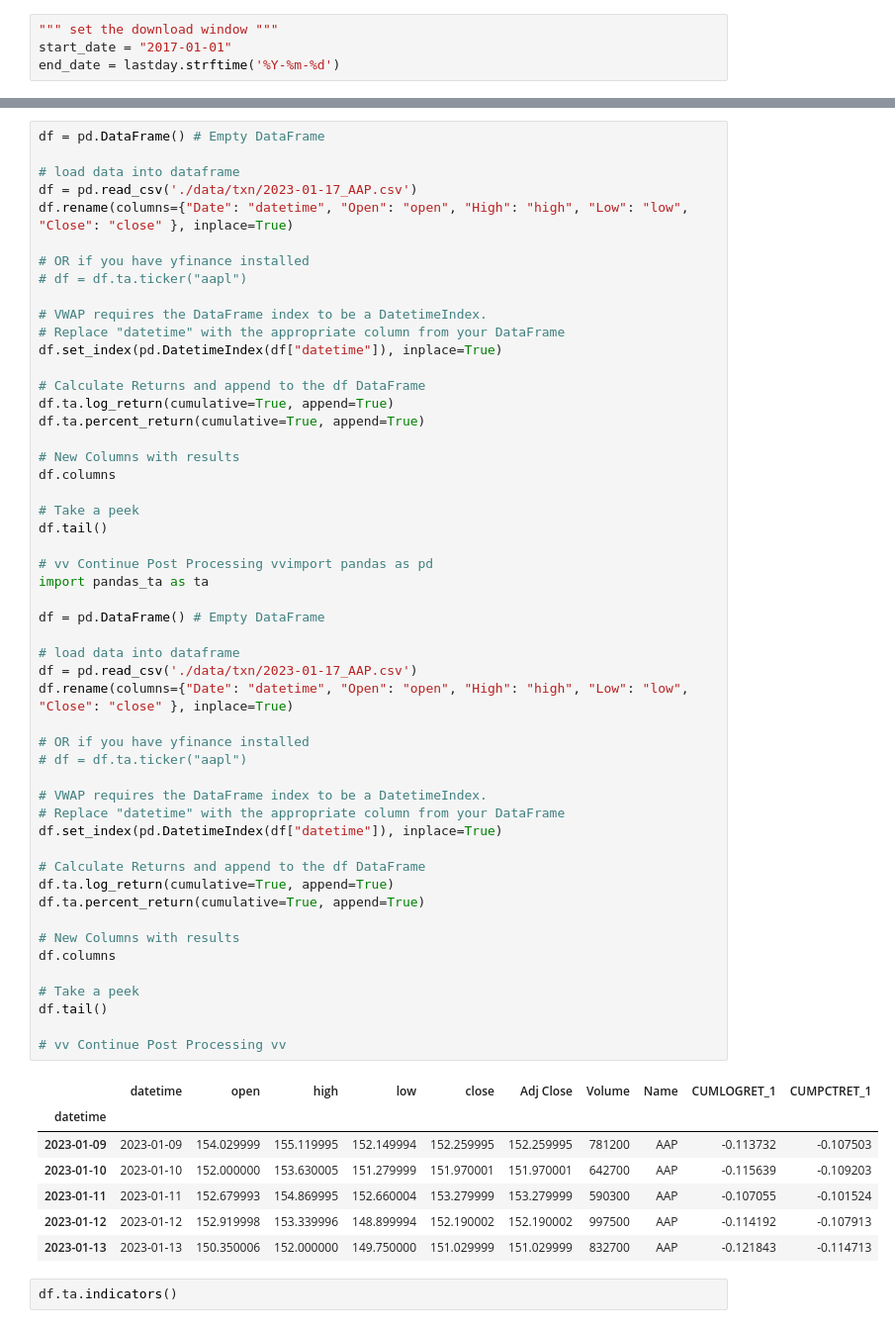
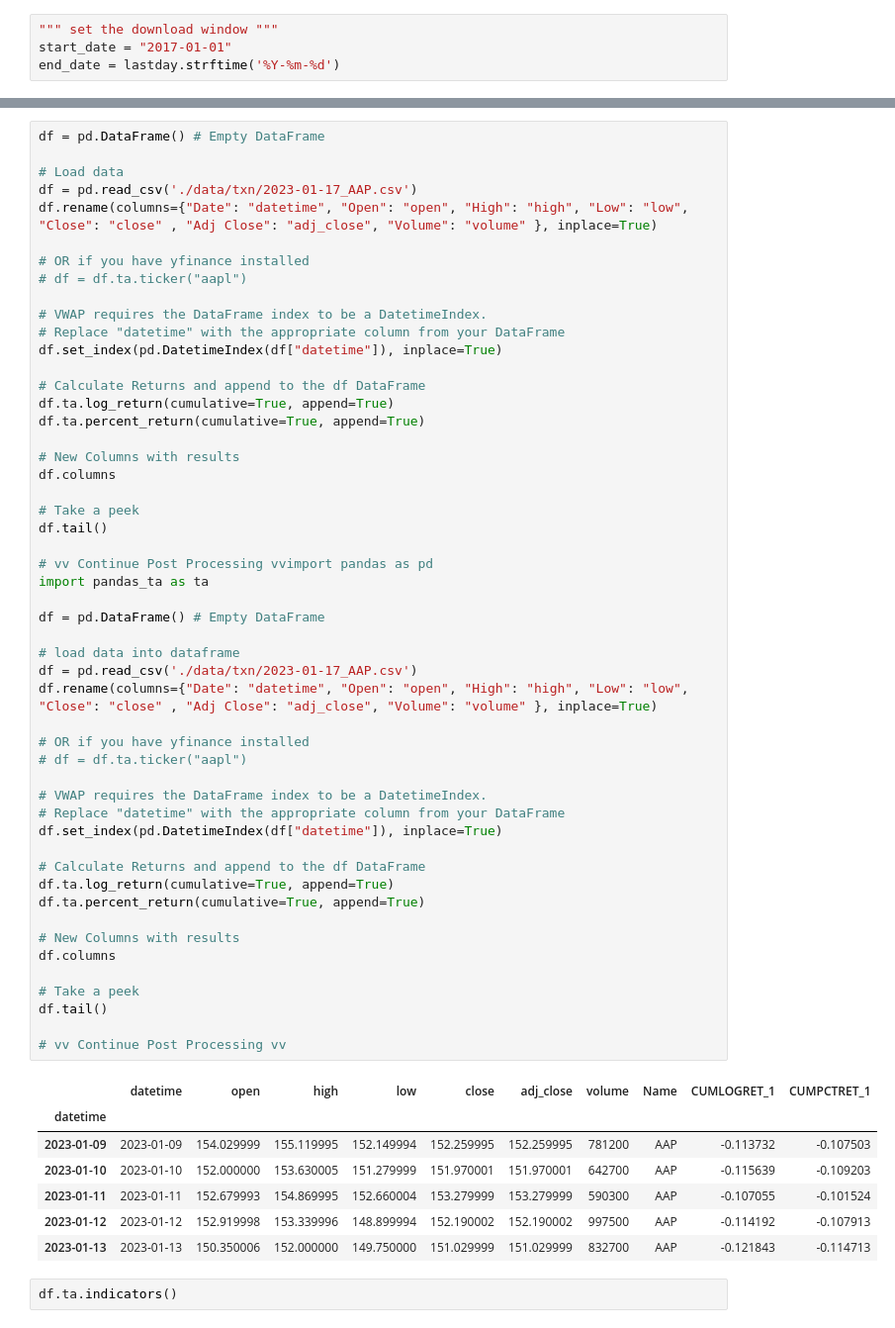
Before and after one commit to jungfrau70/p-canslim_pyramid, a Jupyter notebook: CAN_3_Strategy.ipynb, the cells around one changed output, grey strips where cells are left out. Shown at 99% size. Drawn from its saved outputs; the diff is of its cells as text.

```diff
--- a/CAN_3_Strategy.ipynb
+++ b/CAN_3_Strategy.ipynb
@@ -41,9 +164,9 @@ end_date = lastday.strftime('%Y-%m-%d')
 # %%
 df = pd.DataFrame() # Empty DataFrame
 
-# load data into dataframe
+# Load data
 df = pd.read_csv('./data/txn/2023-01-17_AAP.csv')
-df.rename(columns={"Date": "datetime", "Open": "open", "High": "high", "Low": "low", "Close": "close" }, inplace=True)
+df.rename(columns={"Date": "datetime", "Open": "open", "High": "high", "Low": "low", "Close": "close" , "Adj Close": "adj_close", "Volume": "volume" }, inplace=True)
 
 # OR if you have yfinance installed
 # df = df.ta.ticker("aapl")
@@ -62,35 +185,35 @@ df.columns
 # Take a peek
 df.tail()
 
 # vv Continue Post Processing vvimport pandas as pd
 import pandas_ta as ta
 
 df = pd.DataFrame() # Empty DataFrame
 
 # load data into dataframe
 df = pd.read_csv('./data/txn/2023-01-17_AAP.csv')
-df.rename(columns={"Date": "datetime", "Open": "open", "High": "high", "Low": "low", "Close": "close" }, inplace=True)
+df.rename(columns={"Date": "datetime", "Open": "open", "High": "high", "Low": "low", "Close": "close" , "Adj Close": "adj_close", "Volume": "volume" }, inplace=True)
 
 # OR if you have yfinance installed
 # df = df.ta.ticker("aapl")
 
 # VWAP requires the DataFrame index to be a DatetimeIndex.
 # Replace "datetime" with the appropriate column from your DataFrame
 df.set_index(pd.DatetimeIndex(df["datetime"]), inplace=True)
 
 # Calculate Returns and append to the df DataFrame
 df.ta.log_return(cumulative=True, append=True)
 df.ta.percent_return(cumulative=True, append=True)
 
 # New Columns with results
 df.columns
 
 # Take a peek
 df.tail()
 
 # vv Continue Post Processing vv
 # %% [output]
-|  | datetime | open | high | low | close | Adj Close | Volume | Name | CUMLOGRET_1 | CUMPCTRET_1 |
+|  | datetime | open | high | low | close | adj_close | volume | Name | CUMLOGRET_1 | CUMPCTRET_1 |
 | datetime |  |  |  |  |  |  |  |  |  |  |
 | 2023-01-09 | 2023-01-09 | 154.029999 | 155.119995 | 152.149994 | 152.259995 | 152.259995 | 781200 | AAP | -0.113732 | -0.107503 |
 | 2023-01-10 | 2023-01-10 | 152.000000 | 153.630005 | 151.279999 | 151.970001 | 151.970001 | 642700 | AAP | -0.115639 | -0.109203 |
```
Also changed, not shown: parts of 14 cells of this notebook.
